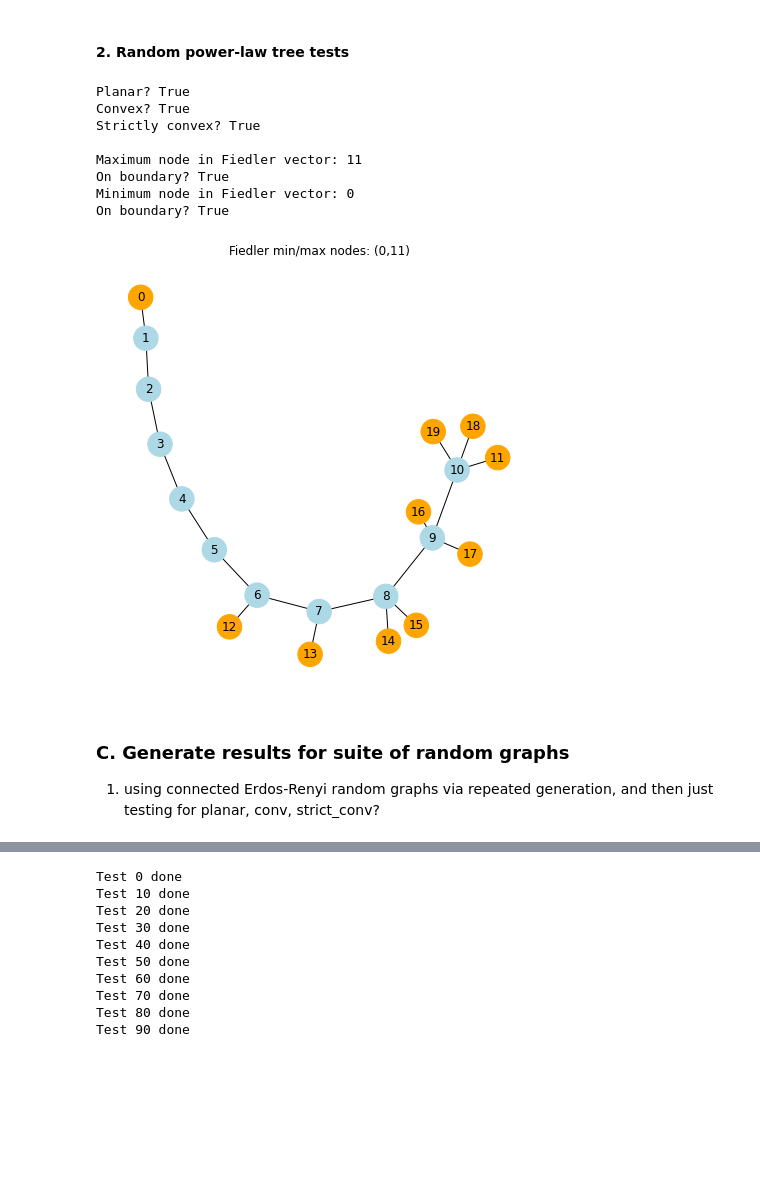
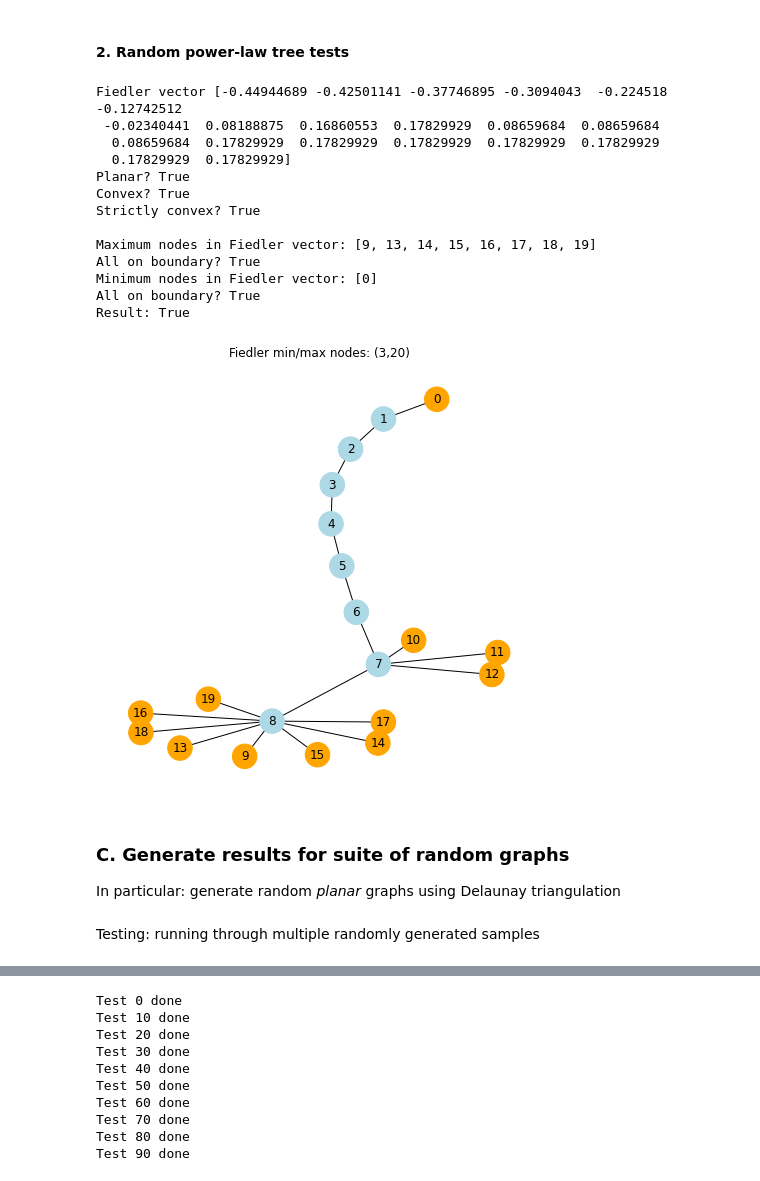
Before and after one commit to amaheshwari25/graph-hotspots, a Jupyter notebook: GraphHotSpots_Experiments.ipynb, the cells around one changed output, grey strips where cells are left out. Drawn from its saved outputs; the diff is of its cells as text; code cells hidden in the pictures; blank space fills up the shorter version.

Commit message:
Add min/max-set checking and random Delaunay planar graph generation

```diff
--- a/GraphHotSpots_Experiments.ipynb
+++ b/GraphHotSpots_Experiments.ipynb
@@ -148,21 +204,42 @@ def check_conjecture(G, pos=None, verbose=True, plot=True):
     is_strict_conv = is_convex(G, bound_set, strict=True)
 #     print('conditions checked')
 
-    phi2 = nx.fiedler_vector(G, method='tracemin_lu')
+    phi2 = fiedler(G)[0]
+    if(len(fiedler(G)) > 1):
+        print('PHI2 MULTIPLICITY')
+#     phi2 = nx.fiedler_vector(G, method='tracemin_lu')
 #     print('fiedler computed')
 
-    min_node = node_list[list(phi2).index(min(phi2))]
-    max_node = node_list[list(phi2).index(max(phi2))]
+
+    min_val = min(phi2)
+    max_val = max(phi2)
+    min_node_inds = [i for i in range(len(phi2)) if math.isclose(phi2[i], min_val, rel_tol=1e-7)]
+    max_node_inds = [i for i in range(len(phi2)) if math.isclose(phi2[i], max_val, rel_tol=1e-7)]
+
+    min_nodes = [node_list[i] for i in range(len(node_list)) if i in min_node_inds]
+    max_nodes = [node_list[i] for i in range(len(node_list)) if i in max_node_inds]
+
+    conj_min = True
+    for x in min_nodes:
+        if x not in bound_set:
+            conj_min=False
+
+    conj_max = True
+    for x in max_nodes:
+        if x not in bound_set:
+            conj_max=False
 
     if verbose:
+        print("Fiedler vector", phi2)
         print("Planar?", is_plan)
         print("Convex?", is_conv)
         print("Strictly convex?", is_strict_conv)
         print()
-        print("Maximum node in Fiedler vector:",max_node)
-        print("On boundary?", (max_node in bound_set))
-        print("Minimum node in Fiedler vector:",min_node)
-        print("On boundary?", (min_node in bound_set))
+        print("Maximum nodes in Fiedler vector:",max_nodes)
+        print("All on boundary?", conj_max)
+        print("Minimum nodes in Fiedler vector:",min_nodes)
+        print("All on boundary?", conj_min)
+        print("Result:", conj_min and conj_max)
 
     if plot:
         plt.figure(figsize=(6,6))
@@ -176,7 +253,7 @@ def check_conjecture(G, pos=None, verbose=True, plot=True):
         plt.title("Fiedler min/max nodes: ("+str(min_node)+","+str(max_node)+")")
         plt.show()
 
-    return min_node, max_node, is_plan, is_conv, is_strict_conv, bound_set
+    return (conj_max and conj_min), min_nodes, max_nodes, is_plan, is_conv, is_strict_conv, bound_set
 # %% [markdown]
 #### 1. Grid graph tests
 # %%
@@ -200,21 +287,27 @@ On boundary? True
 # %% [markdown]
 #### 2. Random power-law tree tests
 # %%
+# note: the random tree sequence generation sometimes fails here; just try running the code cell again
+
 n = 20
 
 G = nx.random_powerlaw_tree(n)
-min_node, max_node, is_plan, is_conv, is_strict_conv, bound_set = check_conjecture(G);
+conj, min_node, max_node, is_plan, is_conv, is_strict_conv, bound_set = check_conjecture(G);
 # %% [output]
+Fiedler vector [-0.44944689 -0.42501141 -0.37746895 -0.3094043  -0.224518   -0.12742512
+ -0.02340441  0.08188875  0.16860553  0.17829929  0.08659684  0.08659684
+  0.08659684  0.17829929  0.17829929  0.17829929  0.17829929  0.17829929
+  0.17829929  0.17829929]
 Planar? True
 Convex? True
 Strictly convex? True
 
-Maximum node in Fiedler vector: 11
-On boundary? True
-Minimum node in Fiedler vector: 0
-On boundary? True
+Maximum nodes in Fiedler vector: [9, 13, 14, 15, 16, 17, 18, 19]
+All on boundary? True
+Minimum nodes in Fiedler vector: [0]
+All on boundary? True
+Result: True
-[figure, old version]
+[figure, new version]
 # %% [markdown]
 ### C. Generate results for suite of random graphs
-
-1. using connected Erdos-Renyi random graphs via repeated generation, and then just testing for planar, conv, strict_conv?
+In particular: generate random *planar* graphs using Delaunay triangulation
@@ -220,0 +335,2 @@ On boundary? True
+# %% [markdown]
+Testing: running through multiple randomly generated samples
```
Also changed, not shown: parts of 25 cells of this notebook.
